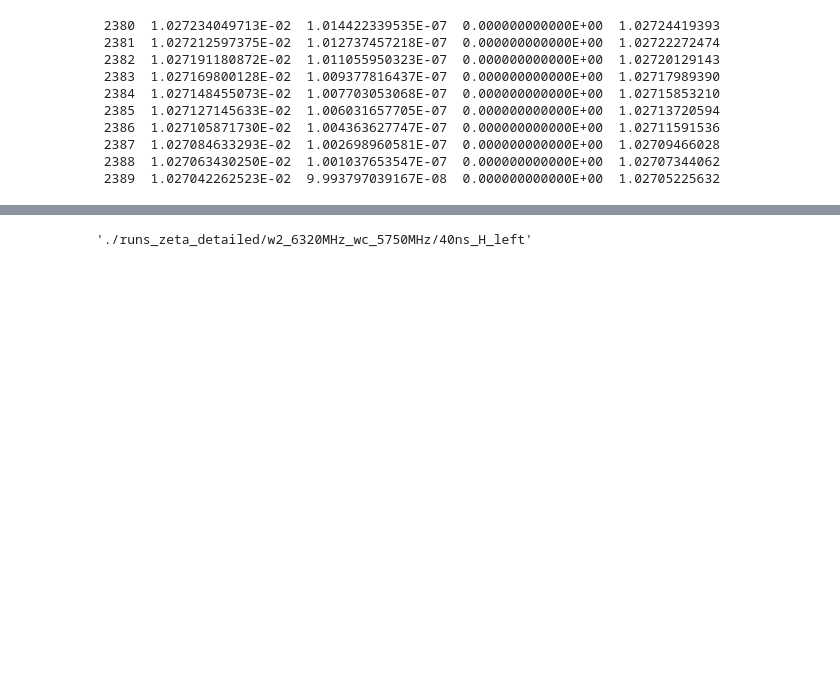
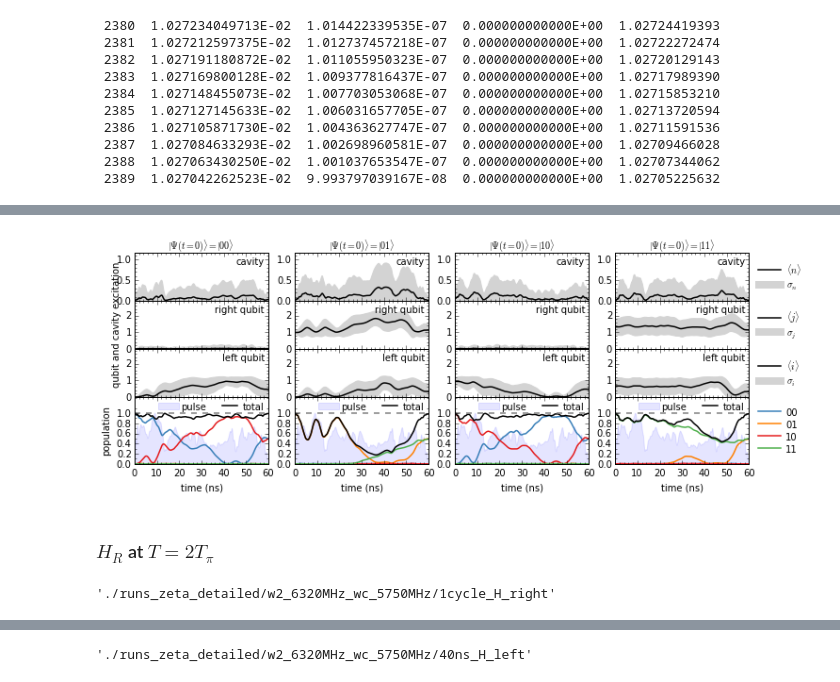
Before and after one commit to goerz-research/tmlandscape_data, a Jupyter notebook: zeta_detailed_w2_6320MHz_wc_5750MHz.ipynb, the cells around one changed output, grey strips where cells are left out. Drawn from its saved outputs; the diff is of its cells as text; code cells hidden in the pictures; blank space fills up the shorter version.

```diff
--- a/zeta_detailed_w2_6320MHz_wc_5750MHz.ipynb
+++ b/zeta_detailed_w2_6320MHz_wc_5750MHz.ipynb
@@ -339,0 +423,6 @@ U.F_avg(H_left)
+# %%
+QDYNTransmonLib.popdyn.PopPlot(rf).show()
+# %% [output]
+[figure, added]
+# %% [markdown]
+### $H_R$ at $T = 2 T_\pi$ ####
@@ -339,0 +432,4 @@ U.F_avg(H_left)
+# %%
+rf
+# %% [output]
+'./runs_zeta_detailed/w2_6320MHz_wc_5750MHz/1cycle_H_right'
```
Also changed, not shown: parts of 128 cells of this notebook, 2 other files.
